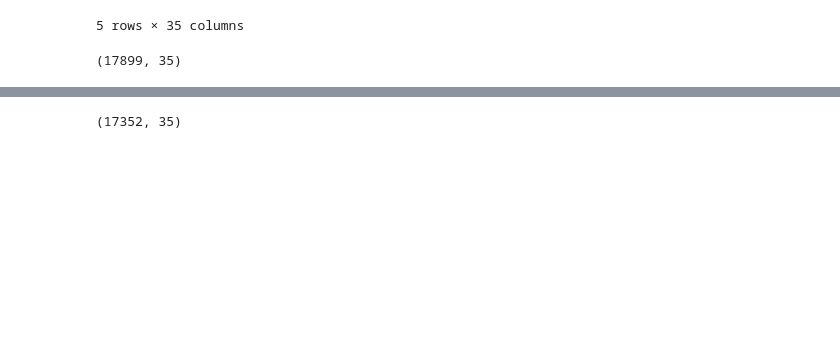
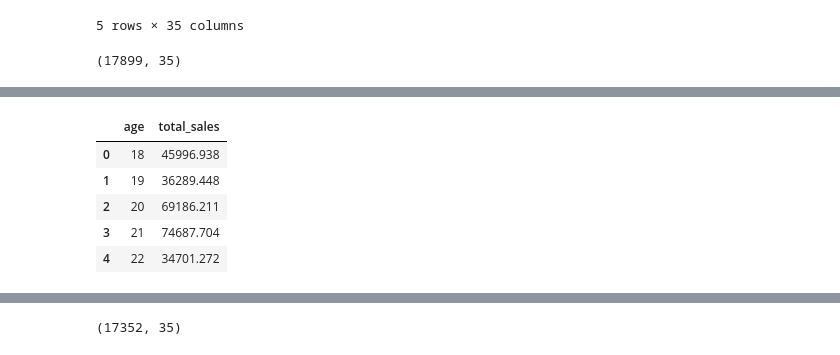
Before and after one commit to dzemal5/prime_suspects, a Jupyter notebook: Amazon Sales FY2020-21.ipynb, the cells around one changed output, grey strips where cells are left out. Saved outputs shown, nothing was run; the diff lists cells and outputs as text; code cells hidden in the pictures; blank space fills up the shorter version.

```diff
--- a/Amazon Sales FY2020-21.ipynb
+++ b/Amazon Sales FY2020-21.ipynb
@@ -195,3 +198,11 @@ beauty_grooming_df.head()
 beauty_grooming_df.shape
 # %% [output]
 (17899, 35)
+# %%
+# Group the data by 'age' and sum the 'value' column to get total sales
+beauty_age_sales = beauty_grooming_df.groupby('age')['value'].sum().reset_index()
+
+# Rename the 'value' column to 'total_sales'
+beauty_age_sales.rename(columns={'value': 'total_sales'}, inplace=True)
+
+print(beauty_age_sales)
@@ -197,0 +227,11 @@ beauty_grooming_df.shape
+# %%
+#Show First 5 results
+
+beauty_age_sales.head()
+# %% [output]
+|  | age | total_sales |
+| 0 | 18 | 45996.938 |
+| 1 | 19 | 36289.448 |
+| 2 | 20 | 69186.211 |
+| 3 | 21 | 74687.704 |
+| 4 | 22 | 34701.272 |
```
Also changed, not shown: parts of 9 cells of this notebook.
